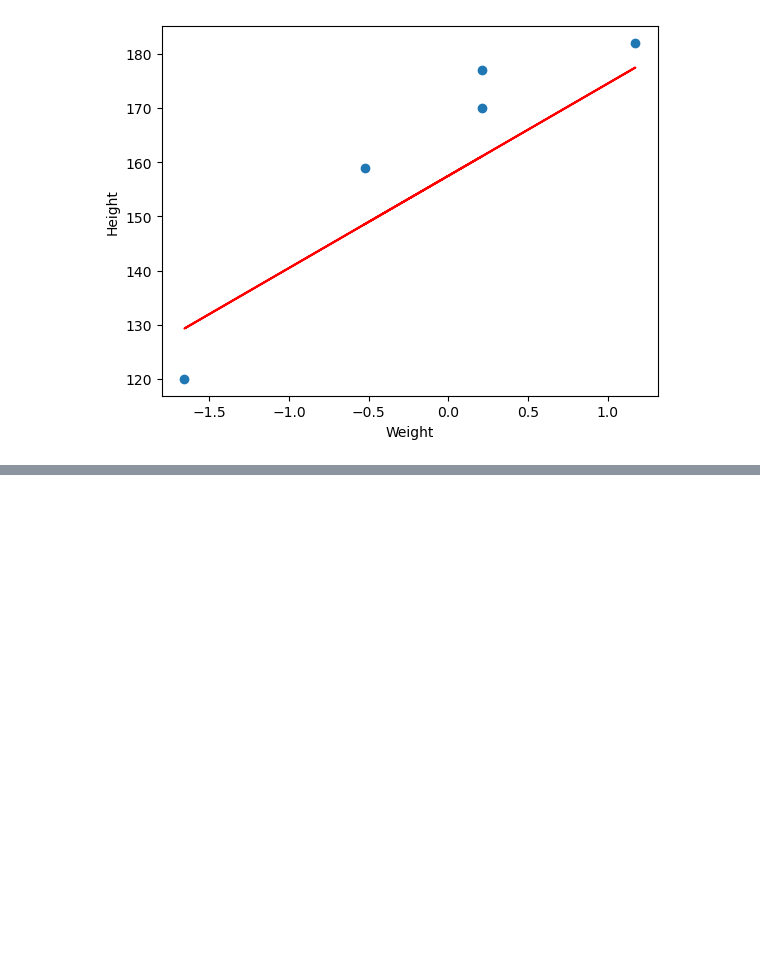
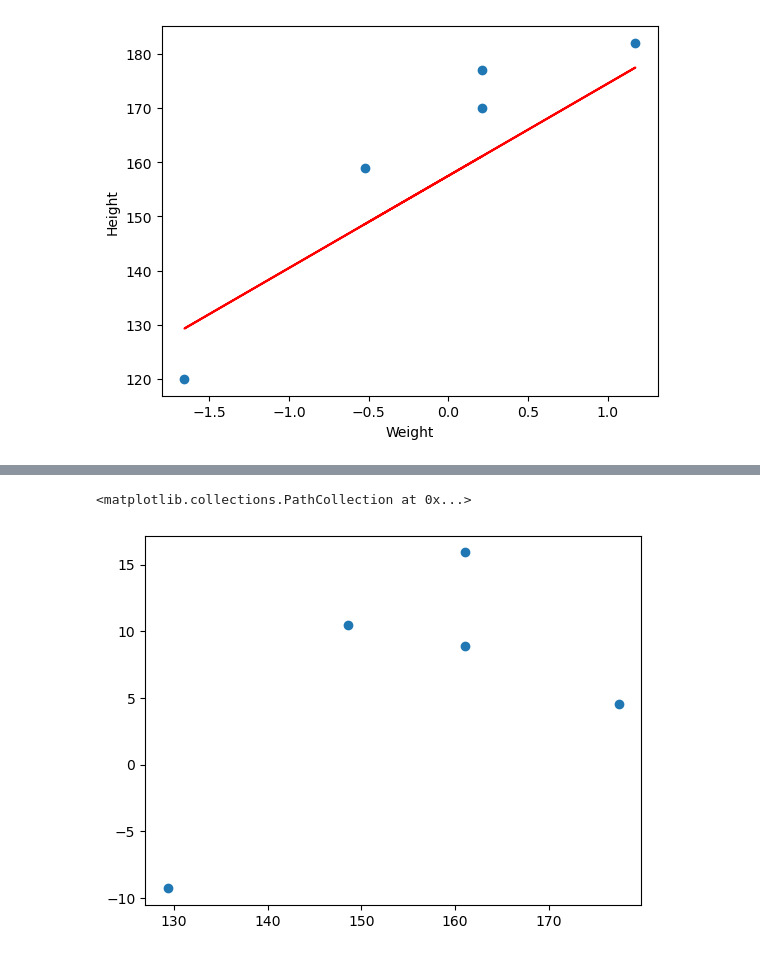
Before and after one commit to affanahmed128/Machine-Learning, a Jupyter notebook: simple_regression.ipynb, the cells around one changed output, grey strips where cells are left out. Drawn from its saved outputs; the diff is of its cells as text; code cells hidden in the pictures; blank space fills up the shorter version.

```diff
--- a/simple_regression.ipynb
+++ b/simple_regression.ipynb
@@ -126,0 +187,6 @@ S
+# %%
+
+plt.scatter(y_pred_test,residuals)
+# %% [output]
+<matplotlib.collections.PathCollection at 0x...>
+[figure, added]
```
Also changed, not shown: parts of 8 cells of this notebook, 2 other files.
